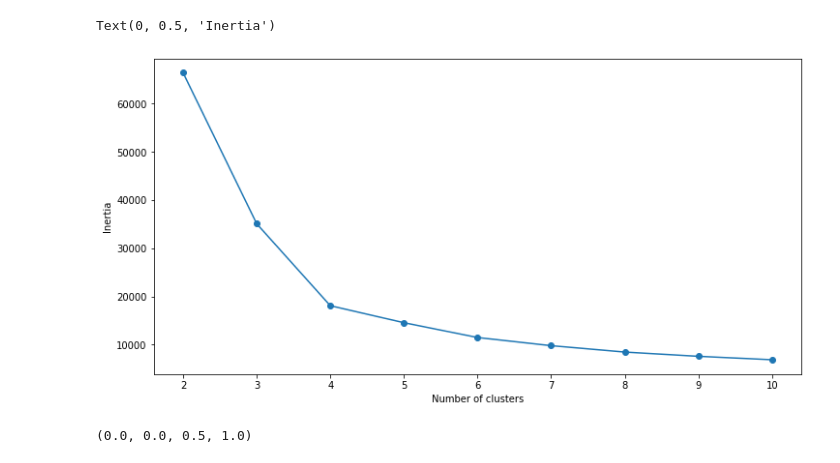
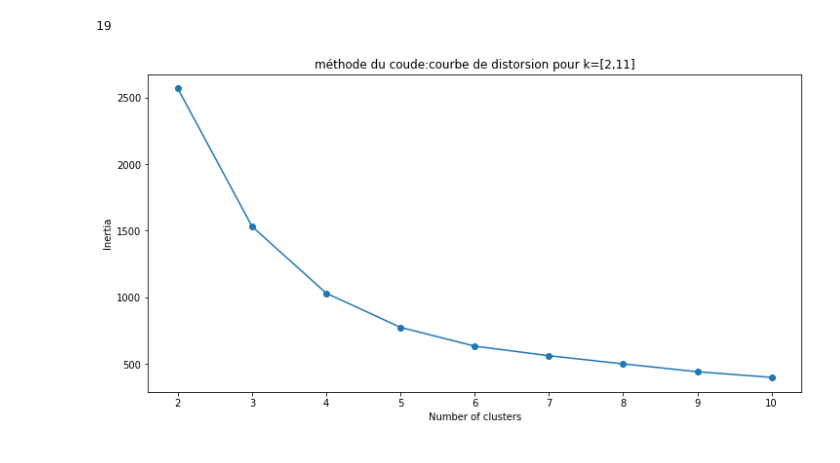
Before and after one commit to prettyHello/Machine-learning-and-data-mining-Project2, a Jupyter notebook: src/task_1.ipynb, the cells around one changed output. Saved outputs shown, nothing was run; the diff lists cells and outputs as text; code cells hidden in the pictures.

```diff
--- a/src/task_1.ipynb
+++ b/src/task_1.ipynb
@@ -19,7 +23,7 @@ country_names = hdr_data["country_names"]
 data = hdr_data["X"]
 
 data_scaled = preprocessing.scale(data)
-data_2D = tsne(data_scaled, perplexity = 5)
+data_2D = tsne(data_scaled, perplexity = 15)
 data_scaled
 # %% [output]
 Preprocessing the data using PCA...
@@ -65,19 +72,26 @@ plt.scatter(data_2D[:,0],data_2D[:,1], label='True Position')
 
 #kmeans = KMeans(n_clusters=2, init='k-means++')
 #kmeans.fit(data_scaled)
-
-kmeans = KMeans(n_clusters=4)
+k=4
+kmeans = KMeans(n_clusters=k)
 kmeans.fit(data_2D)
 
 print("Valeur des centre des cluster : les centroïdes \n")
 print(kmeans.cluster_centers_) # valeurs des coordonnées centroïdes.
 
-print("\n _____pays associe a chaque centroïdes_____\n")
+print("\n","#"*32,"Nombre de cluster= ", k, "#"*33, "\n|"," "*85,"|")
 centroides, index_centroides = find_closest_instances_to_kmeans(data_2D, kmeans)
+plt.savefig('../doc/Graphes/visialisation_des_4_Cluster.png')
+
 
 for i in range(0, len(index_centroides) ):
     na = index_centroides[i]
-    print ("*",country_names[na], " : seras le centroïdes associer au Cluter en X \n" )
+
+    colore_hex=matplotlib.colors.to_hex( RGB_color(kmeans.labels_[na], k) )
+    color_RGB= hex_to_rgb (colore_hex)
+    actual_name, colore_name = get_colour_name(color_RGB)
+
+    print ("| %25s -> centroïdes associer au Cluter N*:%2s color=(%11s)  |" %(country_names[na] ,i+1, colore_name) )
 # %% [output]
 Valeur des centre des cluster : les centroïdes
 
@@ -104,22 +116,39 @@ show_annotated_clustering(data_2D, kmeans.labels_, country_names)
 # %%
 #-------task_2 :Votre deuxième tâche consiste à regrouper les données HDR avec l'algorithme k-means pourk = 2 ... 10 grappes.
 #Choisissez un cluster  (pas assez de grappes, assez de grappes, trop de grappes).puis commenter
-k_centroides = {}
+
+
 
 SSE = []
 for cluster in range(2,11):
+
+    cluster_classe = {}
+    for i in range(0,cluster):
+        cluster_classe[i] = []
+
     kmeans = KMeans(n_jobs = -1, n_clusters = cluster, init='k-means++')
     kmeans.fit(data_2D)
     SSE.append(kmeans.inertia_)
 
+    for i in range(0, len(kmeans.labels_) ):
+        cp_liste=[]
+        key=kmeans.labels_[i]
+        cp_liste = cluster_classe[key]
+        cp_liste.append(country_names[i])
+        cluster_classe[key] = cp_liste
+
     show_annotated_clustering(data_2D, kmeans.labels_, country_names)
     plt.title("nombre de cluster = "+ str(cluster))
-    #plt.savefig('../doc/Graphe/task_1_courbes_apprentissage_avec_max_depth=3.pdf')
-    print("\n","#"*21,"__pour k = ", cluster,"__", "#"*23, "\n|"," "*59,"|")
+    print("\n","#"*34,"__pour k = ", cluster,"__", "#"*36, "\n|"," "*85,"|")
     plt.savefig('../doc/Graphes/'+str(cluster)+'_Means.png')
 
     centroides, index_centroides = find_closest_instances_to_kmeans(data_2D, kmeans)
     for i in range(0, len(index_centroides) ):
         na = index_centroides[i]
-        print ("| %20s -> centroïdes associer au Cluter N*:%2s |" %(country_names[na] ,i+1) )
+
+        colore_hex=matplotlib.colors.to_hex( RGB_color(kmeans.labels_[na], cluster) )
+        color_RGB= hex_to_rgb (colore_hex)
+        actual_name, colore_name = get_colour_name(color_RGB)
+
+        print ("| %25s -> centroïdes associer au Cluter N*:%2s color=(%11s)  |" %(country_names[na] ,i+1, colore_name) )
 # %% [output]
@@ -170,15 +173,15 @@ for i in range(0, len(index_centroides) ):
+# %%
+len(cluster_classe[2])
+# %% [output]
+19
 # %%
 # converting the results into a dataframe and plotting them
 frame = pd.DataFrame({'Cluster':range(2,11), 'SSE':SSE})
 plt.figure(figsize=(12,6))
 plt.plot(frame['Cluster'], frame['SSE'], marker='o')
 plt.xlabel('Number of clusters')
 plt.ylabel('Inertia')
+plt.title("méthode du coude:courbe de distorsion pour k=[2,11]")
+plt.savefig('../doc/Graphes/methode_du_coude_courbe_de_distorsion.png')
 # %% [output]
-Text(0, 0.5, 'Inertia')
-[figure, old version]
+[figure, new version]
-# %%
-color_rgbd=RGB_color(0,1, cmap='jet')
-color_rgbd
-# %% [output]
-(0.0, 0.0, 0.5, 1.0)
```
Also changed, not shown: parts of 18 cells of this notebook.
